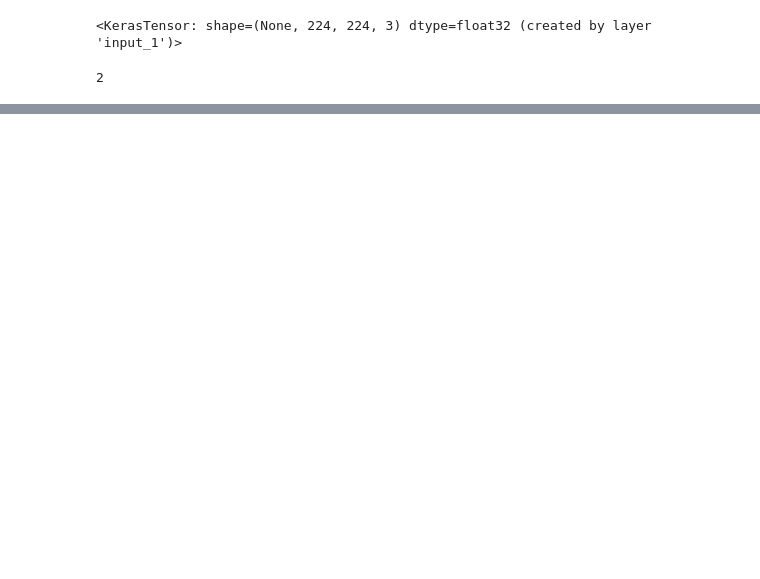
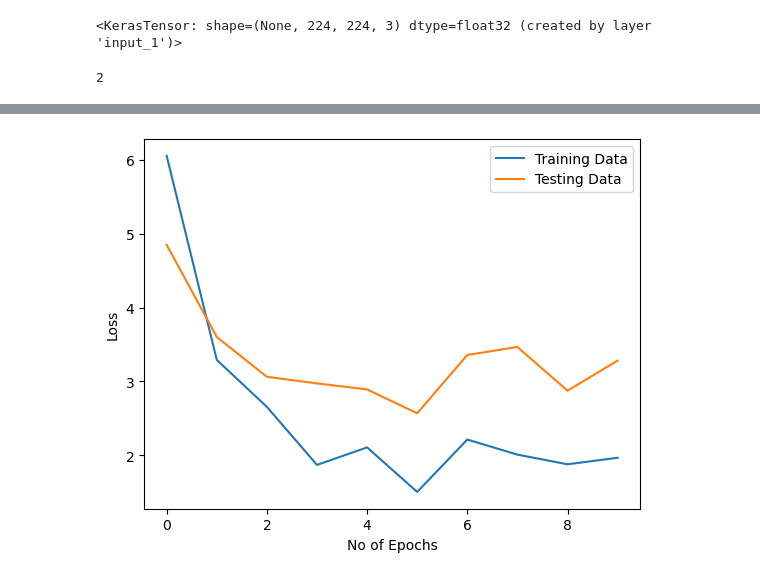
Before and after one commit to Karan262002/-DE--COMPRESS, a Jupyter notebook: Aedes_Larvae.ipynb, the cells around one changed output, grey strips where cells are left out. Saved outputs shown, nothing was run; the diff lists cells and outputs as text; code cells hidden in the pictures; blank space fills up the shorter version.

```diff
--- a/Aedes_Larvae.ipynb
+++ b/Aedes_Larvae.ipynb
@@ -242,6 +242,6 @@ model.compile(optimizer = 'adam', loss = 'binary_crossentropy', metrics = ['accu
 # %%
 history = model.fit(
     ds_train_encoded,
-    validation_data=ds_validation_encoded, epochs=50
+    validation_data=ds_validation_encoded, epochs=10
 )
 # %% [output]
@@ -267,0 +270,9 @@ KeyboardInterrupt:
+# %%
+plt.plot(history.history['loss'])
+plt.plot(history.history['val_loss'])
+plt.xlabel("No of Epochs")
+plt.ylabel("Loss")
+plt.legend(['Training Data', 'Testing Data'])
+plt.show()
+# %% [output]
+[figure, added]
```
Also changed, not shown: parts of 4 cells of this notebook.
